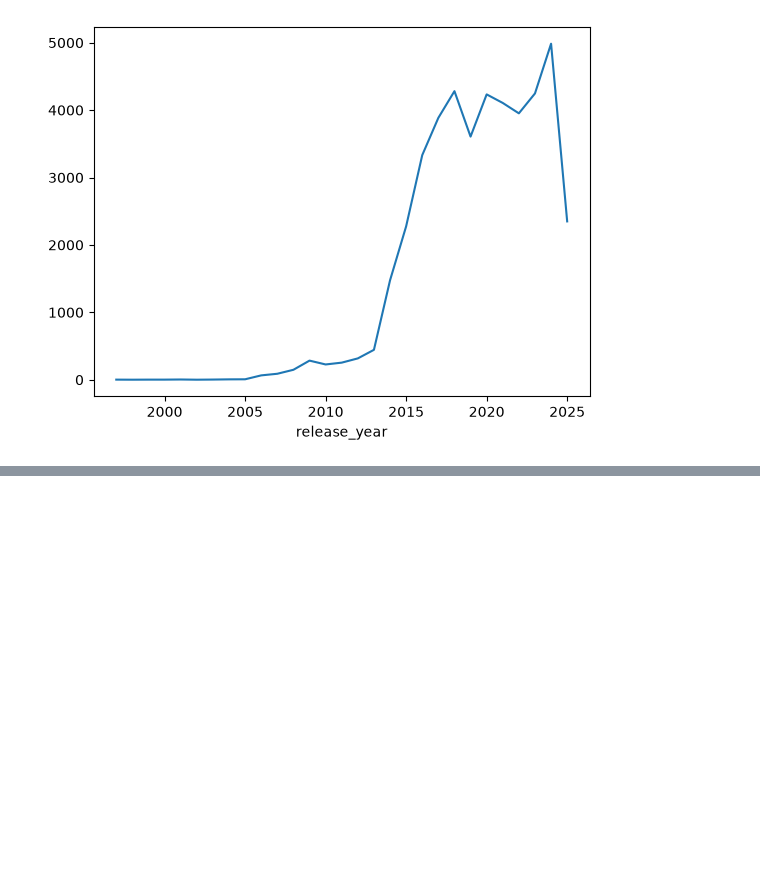
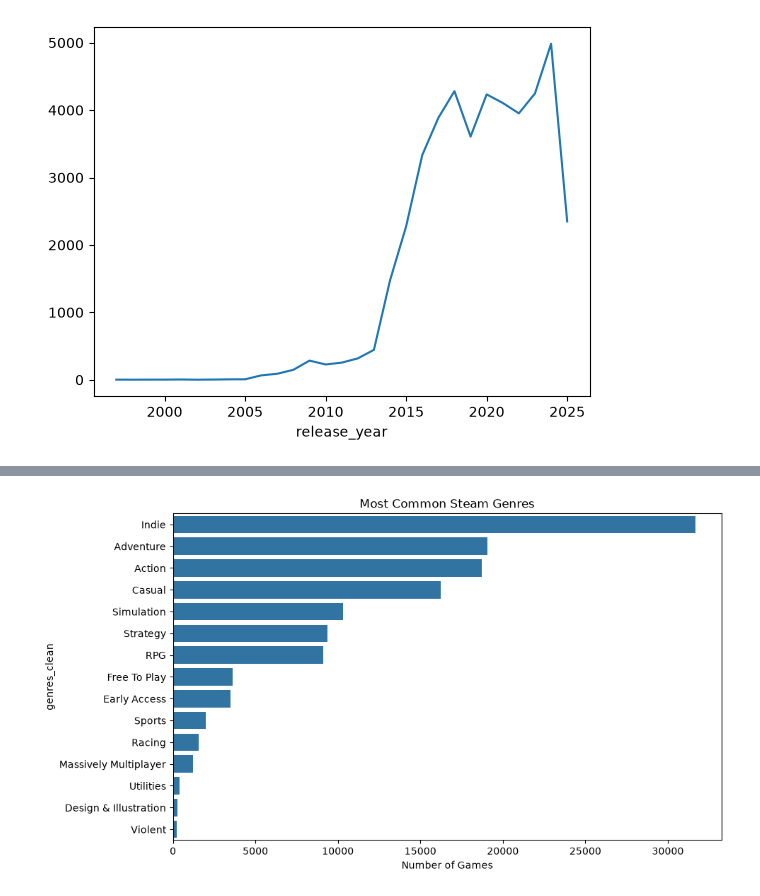
Before and after one commit to Yaksh04/steam-game-success-predictor, a Jupyter notebook: notebooks/02_eda.ipynb, the cells around one changed output, grey strips where cells are left out. Cells and saved outputs as stored; diff of their text form; code cells hidden in the pictures; blank space fills up the shorter version.

```diff
--- a/notebooks/02_eda.ipynb
+++ b/notebooks/02_eda.ipynb
@@ -130,14 +97,10 @@ y="owners_midpoint"
 # %%
 # Release Year Trends
-df["release_date"] = pd.to_datetime(
-    df["release_date"]
-)
+df["release_date"] = pd.to_datetime(df["release_date"])
 df["release_year"] = df["release_date"].dt.year
 
 df["release_year"].value_counts().sort_index().plot()
 
-plt.savefig(
-    "../reports/figures/Release_year.png"
-)
+plt.savefig("../reports/figures/Release_year.png")
 # %% [output]
 [figure]
@@ -143,0 +124,16 @@ plt.savefig(
+# %%
+import ast
+
+
+def parse_list_column(value):
+
+    try:
+        return ast.literal_eval(value)
+
+    except:
+        return []
+
+
+df["genres_clean"] = df["genres"].apply(parse_list_column)
+
+df["genres_clean"].head()
@@ -143,0 +158,5 @@ plt.savefig(
+# %%
+genre_counts = df["genres_clean"].explode().str.strip().value_counts().head(15)
+
+
+genre_counts
@@ -143,0 +181,16 @@ plt.savefig(
+# %%
+plt.figure(figsize=(10, 6))
+
+
+sns.barplot(x=genre_counts.values, y=genre_counts.index)
+
+
+plt.title("Most Common Steam Genres")
+
+
+plt.xlabel("Number of Games")
+
+
+plt.savefig("../reports/figures/top_genres.png", bbox_inches="tight")
+# %% [output]
+[figure, added]
```
Also changed, not shown: parts of 19 cells of this notebook, 6 other files.
